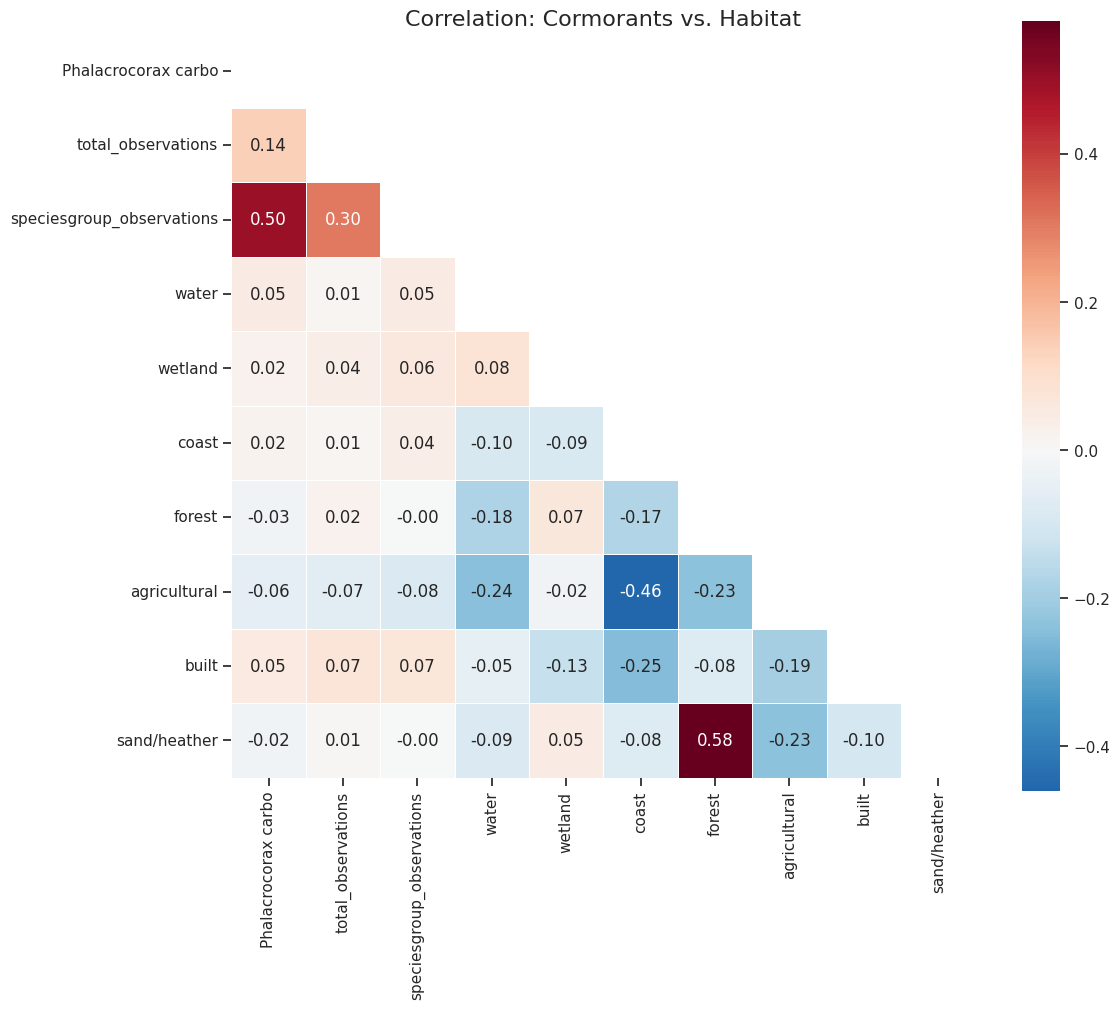
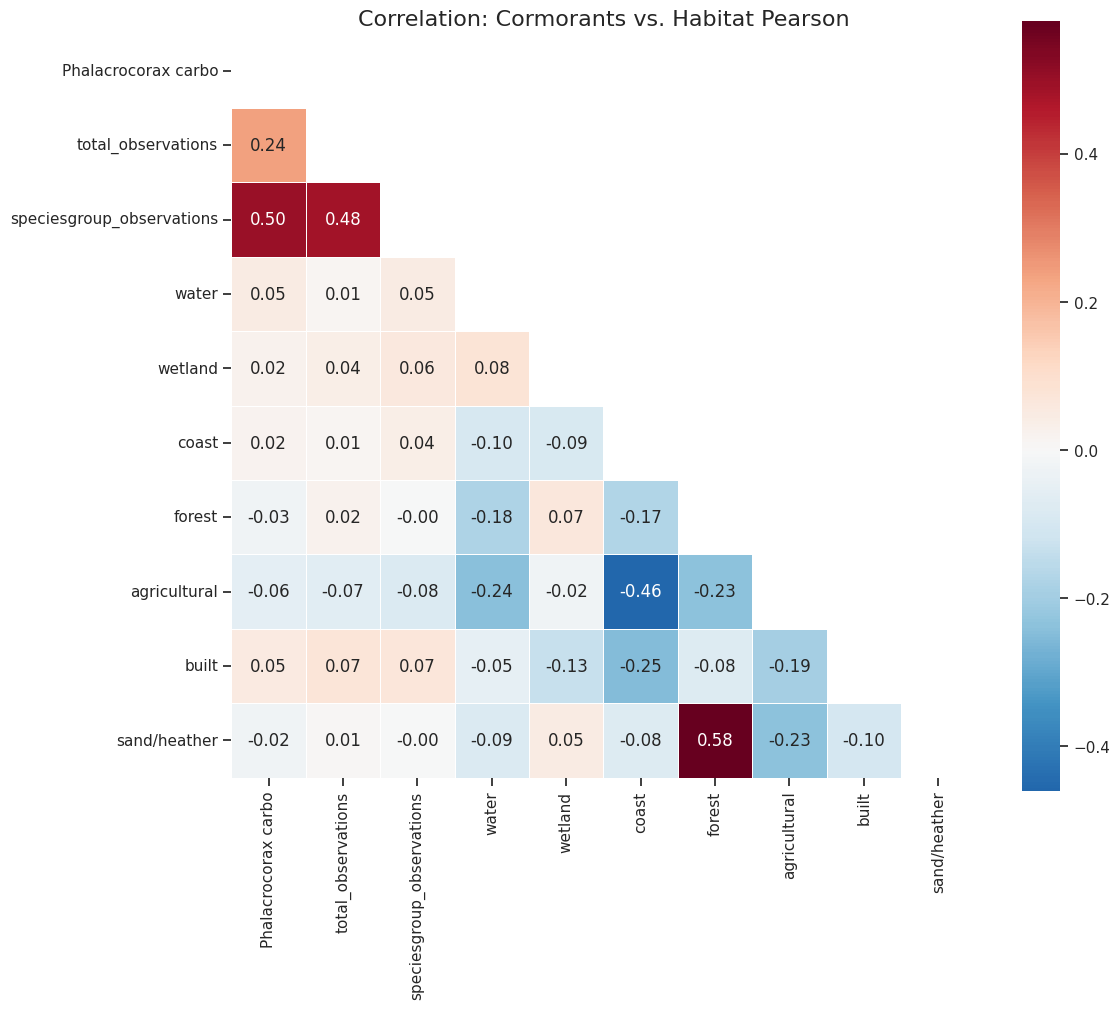
Code edit (unified diff) that turned the first committed figure into the second:
--- before
+++ after
@@ -1,9 +1,2 @@
-# 1. Select the target and the new habitat features
-habitat_cols = [
-    'Phalacrocorax carbo', 'total_observations', 'speciesgroup_observations', 'water', 'wetland', 
-    'coast', 'forest', 'agricultural', 'built', 'sand/heather'
-]
-
-# Calculate correlation
 corr_matrix = df[habitat_cols].corr()
 
@@ -25,4 +18,4 @@
 )
 
-plt.title('Correlation: Cormorants vs. Habitat', fontsize=16)
+plt.title('Correlation: Cormorants vs. Habitat Pearson', fontsize=16)
 plt.show()

Commit: Added Spearman correlations